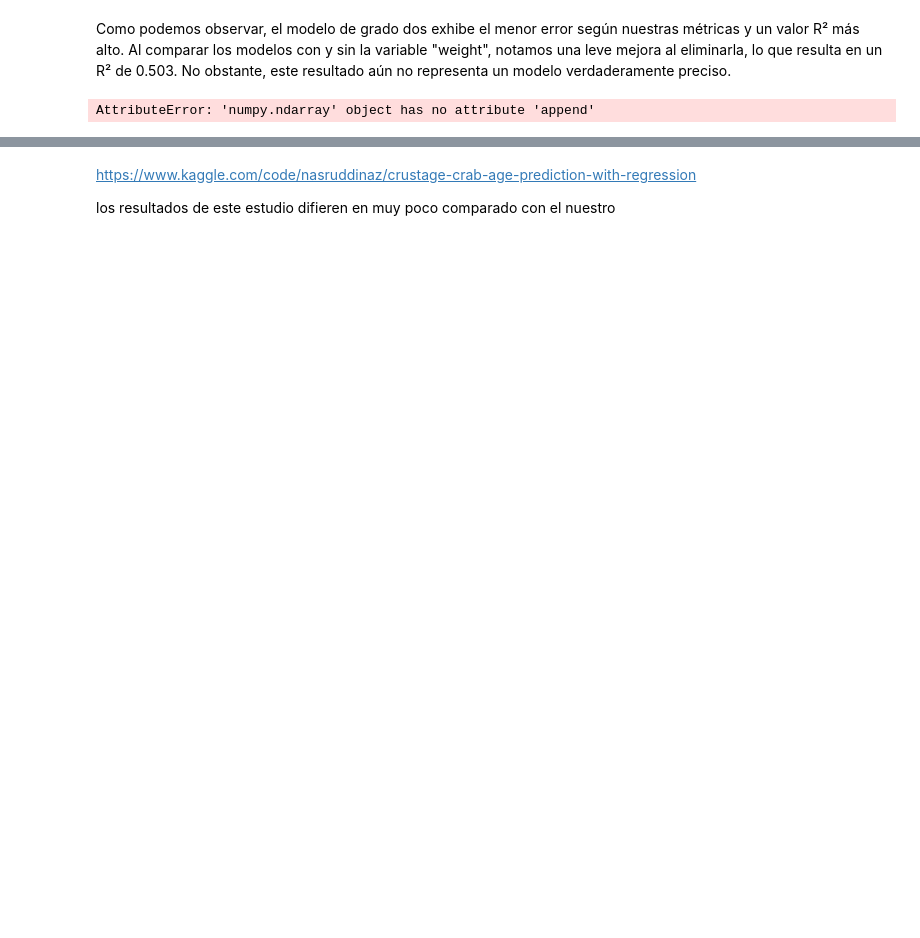
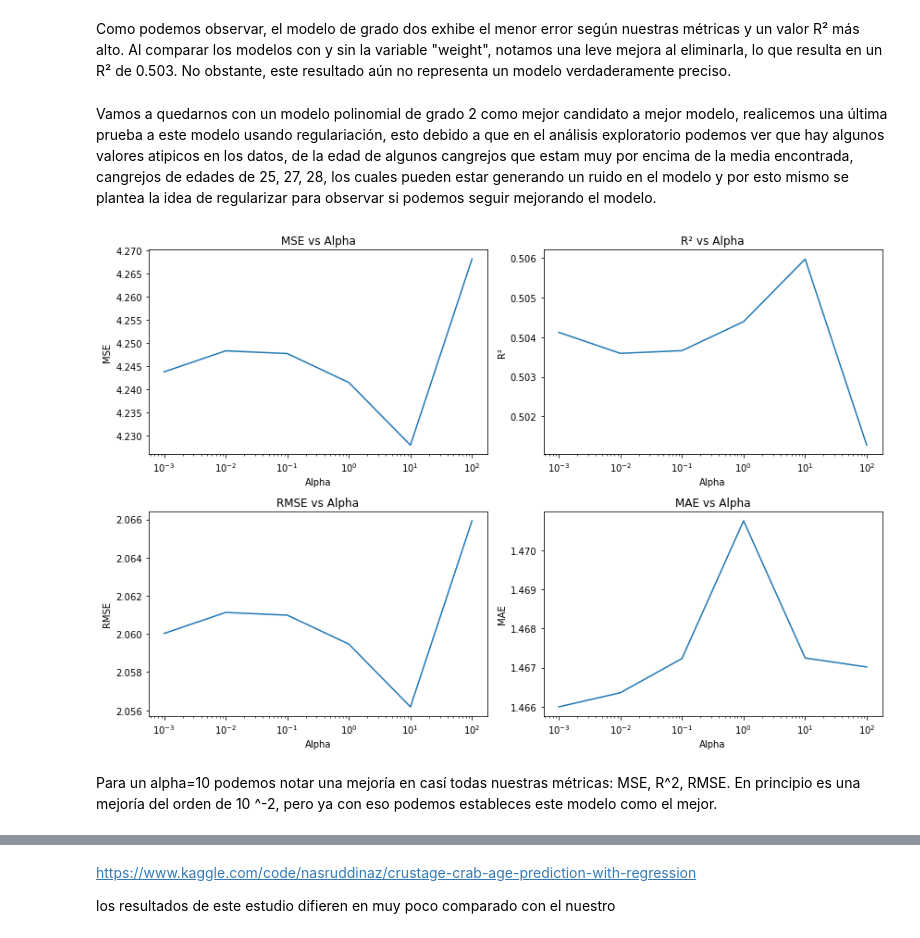
Before and after one commit to Camilohoyos99/AA_DATOS, a Jupyter notebook: Evaluación 1C-20230830/Parcial1.ipynb, the cells around one changed output, grey strips where cells are left out. Saved outputs shown, nothing was run; the diff lists cells and outputs as text; code cells hidden in the pictures; blank space fills up the shorter version.

```diff
--- a/Evaluación 1C-20230830/Parcial1.ipynb
+++ b/Evaluación 1C-20230830/Parcial1.ipynb
@@ -356,0 +375,2 @@ from sklearn.linear_model import Lasso
+# %% [markdown]
+Vamos a quedarnos con un modelo polinomial de grado 2 como mejor candidato a mejor modelo, realicemos una última prueba a este modelo usando regulariación, esto debido a que en el análisis exploratorio podemos ver que hay algunos valores atipicos en los datos, de la edad de algunos cangrejos que estam muy por encima de la media encontrada, cangrejos de edades de 25, 27, 28, los cuales pueden estar generando un ruido en el modelo y por esto mismo se plantea la idea de regularizar para observar si podemos seguir mejorando el modelo.
@@ -357,36 +379,64 @@ from sklearn.linear_model import Lasso
 # %%
 
-
+# Transformar las características a un espacio polinómico
 polynomial_features = PolynomialFeatures(degree=2)
-
-# Transformar las características a un espacio polinómico
 X_train_poly = polynomial_features.fit_transform(X_train)
 X_test_poly = polynomial_features.transform(X_test)
 
-# Crear el modelo de regresión lineal
-model = LinearRegression()
 
-# Entrenar el modelo
-model.fit(X_train_poly, y_train.values.ravel())
+# Definir una lista de valores de alpha para probar
+alphas = [0.001, 0.01, 0.1, 1, 10, 100]
 
-# Realizar predicciones en el conjunto de prueba
-y_pred = model.predict(X_test_poly)
+mse_scores = []
+r2_scores = []
+rmse_scores = []
+mae_scores = []
+# Iterar a través de diferentes valores de alpha
+for alpha in alphas:
+    # Modelo Ridge
+    ridge_model = Ridge(alpha=alpha)
+    ridge_model.fit(X_train_poly, y_train)
+    y_pred_ridge = ridge_model.predict(X_test_poly)
 
-# Calcular métricas de desempeño
-mse = mean_squared_error(y_test, y_pred)
-r2 = r2_score(y_test, y_pred)
-rmse = np.sqrt(mse)
-mae = mean_absolute_error(y_test, y_pred)
+    # Calcular métricas
+    mse_scores.append(mean_squared_error(y_test, y_pred_ridge))
+    r2_scores.append(r2_score(y_test, y_pred_ridge))
+    rmse_scores.append(np.sqrt(mean_squared_error(y_test, y_pred_ridge)))
+    mae_scores.append(mean_absolute_error(y_test, y_pred_ridge))
 
-if degree == 2: poly2_no_variable_metrics.append((mse, r2, rmse, mae))
-# Imprimir métricas para el grado de polinomio actual
+plt.figure(figsize=(12, 8))
 
+plt.subplot(2, 2, 1)
+plt.plot(alphas, mse_scores)
+plt.xscale('log')
+plt.xlabel('Alpha')
+plt.ylabel('MSE')
+plt.title('MSE vs Alpha')
 
+plt.subplot(2, 2, 2)
+plt.plot(alphas, r2_scores)
+plt.xscale('log')
+plt.xlabel('Alpha')
+plt.ylabel('R²')
+plt.title('R² vs Alpha')
 
-print(f"Coeficientes{model.coef_}")
-print(f"Mean Squared Error (MSE): {mse}")
-print(f"R-squared (R²): {r2}")
-print(f"Root Mean Squared Error (RMSE): {rmse}")
-print(f"Mean Absolute Error (MAE): {mae}")
+plt.subplot(2, 2, 3)
+plt.plot(alphas, rmse_scores)
+plt.xscale('log')
+plt.xlabel('Alpha')
+plt.ylabel('RMSE')
+plt.title('RMSE vs Alpha')
+
+plt.subplot(2, 2, 4)
+plt.plot(alphas, mae_scores)
+plt.xscale('log')
+plt.xlabel('Alpha')
+plt.ylabel('MAE')
+plt.title('MAE vs Alpha')
+
+plt.tight_layout()
+plt.show()
 # %% [output]
-AttributeError: 'numpy.ndarray' object has no attribute 'append'
+[figure, added]
+# %% [markdown]
+Para un alpha=10 podemos notar una mejoría en casí todas nuestras métricas: MSE, R^2, RMSE. En principio es una mejoría del orden de 10 ^-2, pero ya con eso podemos estableces este modelo como el mejor.
```
Also changed, not shown: parts of 30 cells of this notebook.
